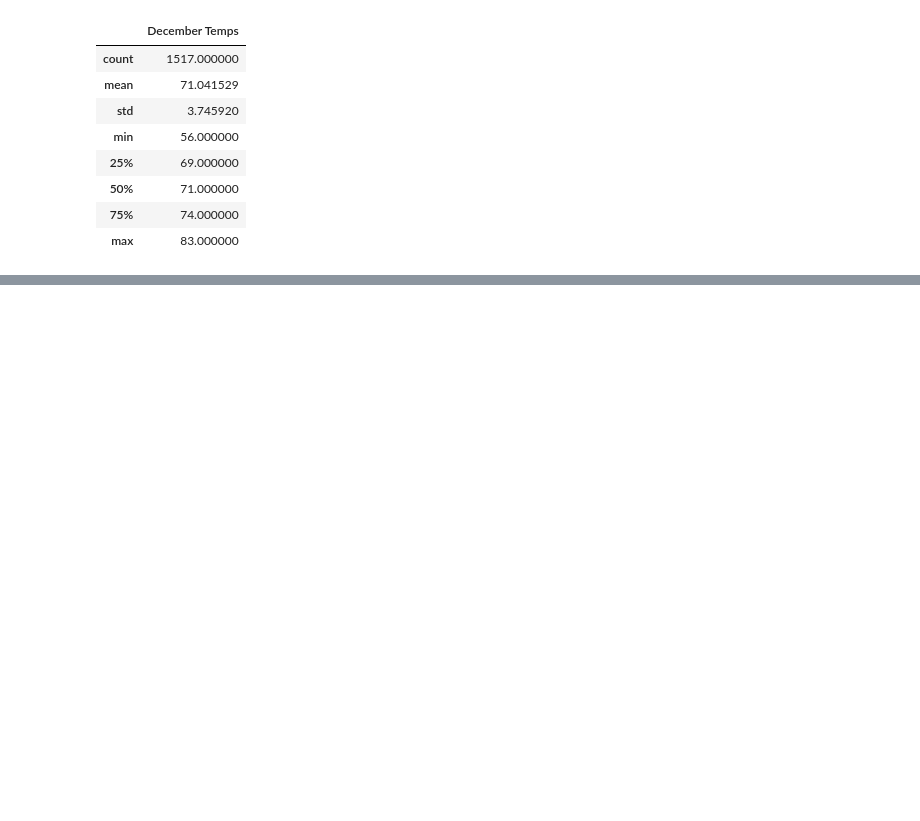
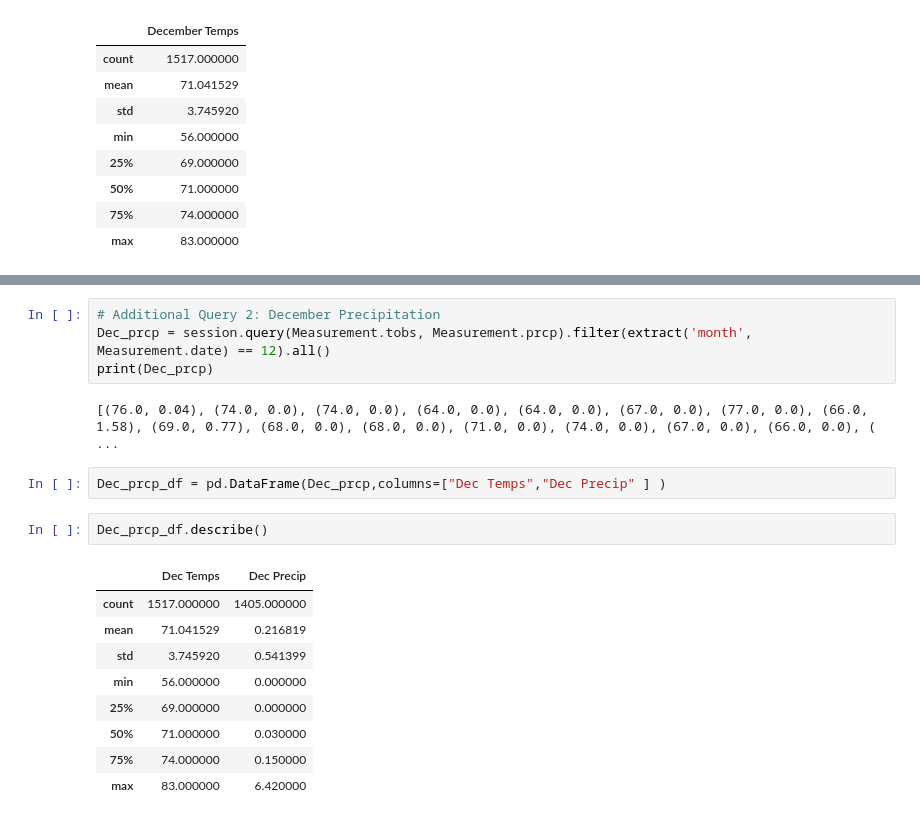
Before and after one commit to ctaggart2015/surfs_up, a Jupyter notebook: SurfsUp_Challenge.ipynb, the cells around one changed output, grey strips where cells are left out. Drawn from its saved outputs; the diff is of its cells as text; blank space fills up the shorter version.

```diff
--- a/SurfsUp_Challenge.ipynb
+++ b/SurfsUp_Challenge.ipynb
@@ -119,0 +140,20 @@ Dec_temp_df.describe()
+# %%
+# Additional Query 2: December Precipitation
+Dec_prcp = session.query(Measurement.tobs, Measurement.prcp).filter(extract('month', Measurement.date) == 12).all()
+print(Dec_prcp)
+# %% [output]
+[(76.0, 0.04), (74.0, 0.0), (74.0, 0.0), (64.0, 0.0), (64.0, 0.0), (67.0, 0.0), (77.0, 0.0), (66.0, 1.58), (69.0, 0.77), (68.0, 0.0), (68.0, 0.0), (71.0, 0.0), (74.0, 0.0), (67.0, 0.0), (66.0, 0.0), ( ...
+# %%
+Dec_prcp_df = pd.DataFrame(Dec_prcp,columns=["Dec Temps","Dec Precip" ] )
+# %%
+Dec_prcp_df.describe()
+# %% [output]
+|  | Dec Temps | Dec Precip |
+| count | 1517.000000 | 1405.000000 |
+| mean | 71.041529 | 0.216819 |
+| std | 3.745920 | 0.541399 |
+| min | 56.000000 | 0.000000 |
+| 25% | 69.000000 | 0.000000 |
+| 50% | 71.000000 | 0.030000 |
+| 75% | 74.000000 | 0.150000 |
+| max | 83.000000 | 6.420000 |
```
Also changed, not shown: parts of 3 cells of this notebook.
